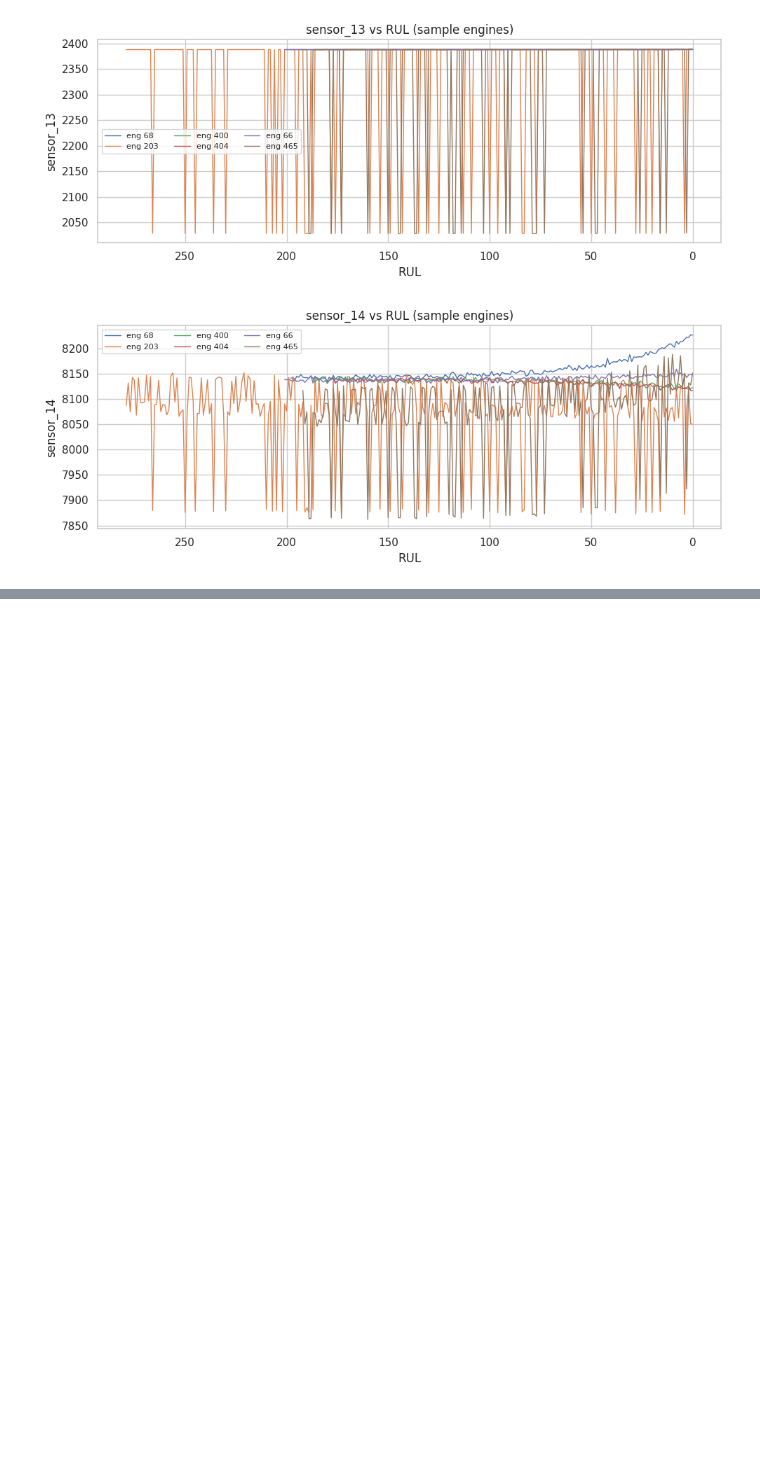
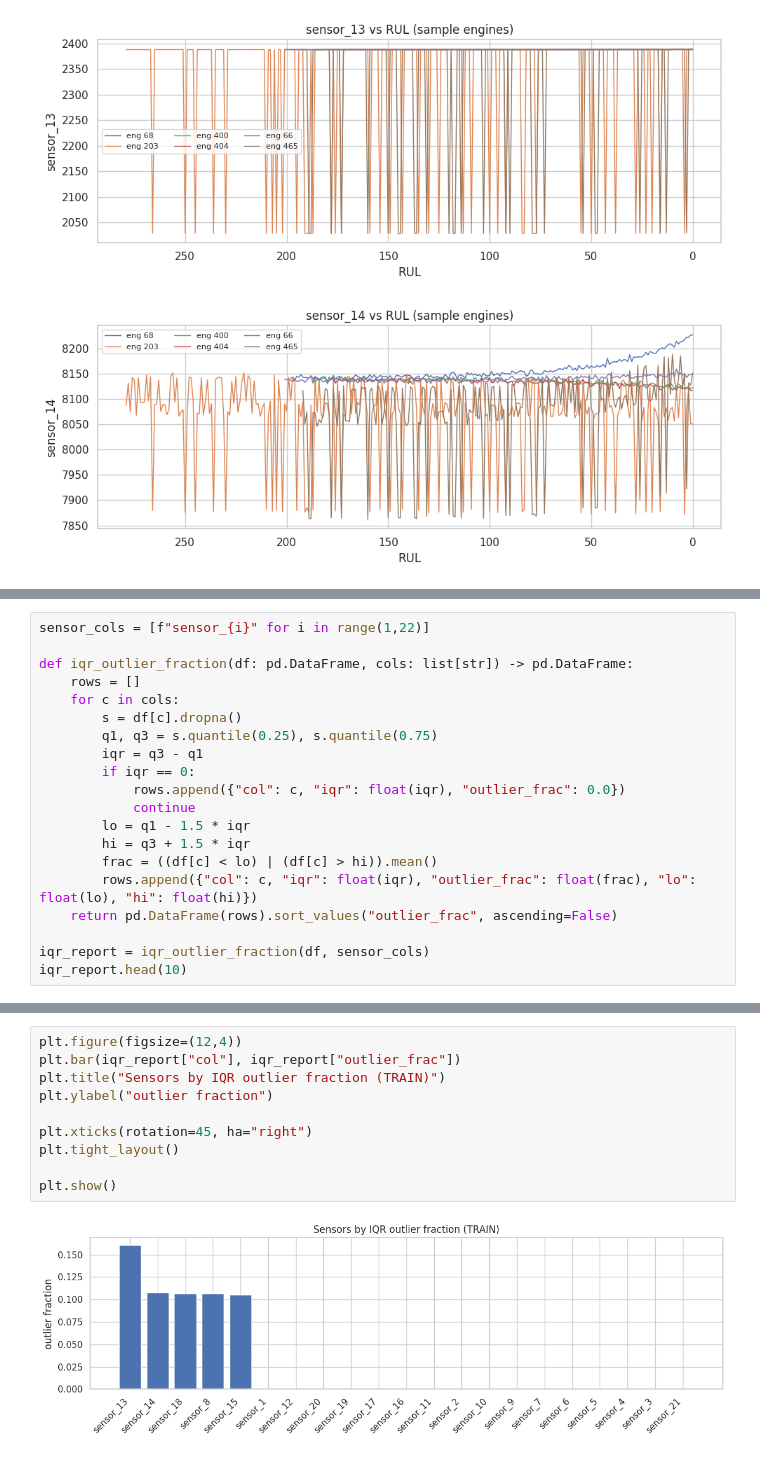
Before and after one commit to arpitDhiman2000/Predictive-Maintenance-Forecasting, a Jupyter notebook: notebook/exp_notebook.ipynb, the cells around one changed output, grey strips where cells are left out. Saved outputs shown, nothing was run; the diff lists cells and outputs as text; blank space fills up the shorter version.

Commit message:
Data Transformation Completed

```diff
--- a/notebook/exp_notebook.ipynb
+++ b/notebook/exp_notebook.ipynb
@@ -879,0 +893,20 @@ for s in top_sensors:
+# %%
+sensor_cols = [f"sensor_{i}" for i in range(1,22)]
+
+def iqr_outlier_fraction(df: pd.DataFrame, cols: list[str]) -> pd.DataFrame:
+    rows = []
+    for c in cols:
+        s = df[c].dropna()
+        q1, q3 = s.quantile(0.25), s.quantile(0.75)
+        iqr = q3 - q1
+        if iqr == 0:
+            rows.append({"col": c, "iqr": float(iqr), "outlier_frac": 0.0})
+            continue
+        lo = q1 - 1.5 * iqr
+        hi = q3 + 1.5 * iqr
+        frac = ((df[c] < lo) | (df[c] > hi)).mean()
+        rows.append({"col": c, "iqr": float(iqr), "outlier_frac": float(frac), "lo": float(lo), "hi": float(hi)})
+    return pd.DataFrame(rows).sort_values("outlier_frac", ascending=False)
+
+iqr_report = iqr_outlier_fraction(df, sensor_cols)
+iqr_report.head(10)
@@ -879,0 +925,12 @@ for s in top_sensors:
+# %%
+plt.figure(figsize=(12,4))
+plt.bar(iqr_report["col"], iqr_report["outlier_frac"])
+plt.title("Sensors by IQR outlier fraction (TRAIN)")
+plt.ylabel("outlier fraction")
+
+plt.xticks(rotation=45, ha="right")
+plt.tight_layout()
+
+plt.show()
+# %% [output]
+[figure, added]
```
Also changed, not shown: parts of 11 cells of this notebook, 8 other files.
